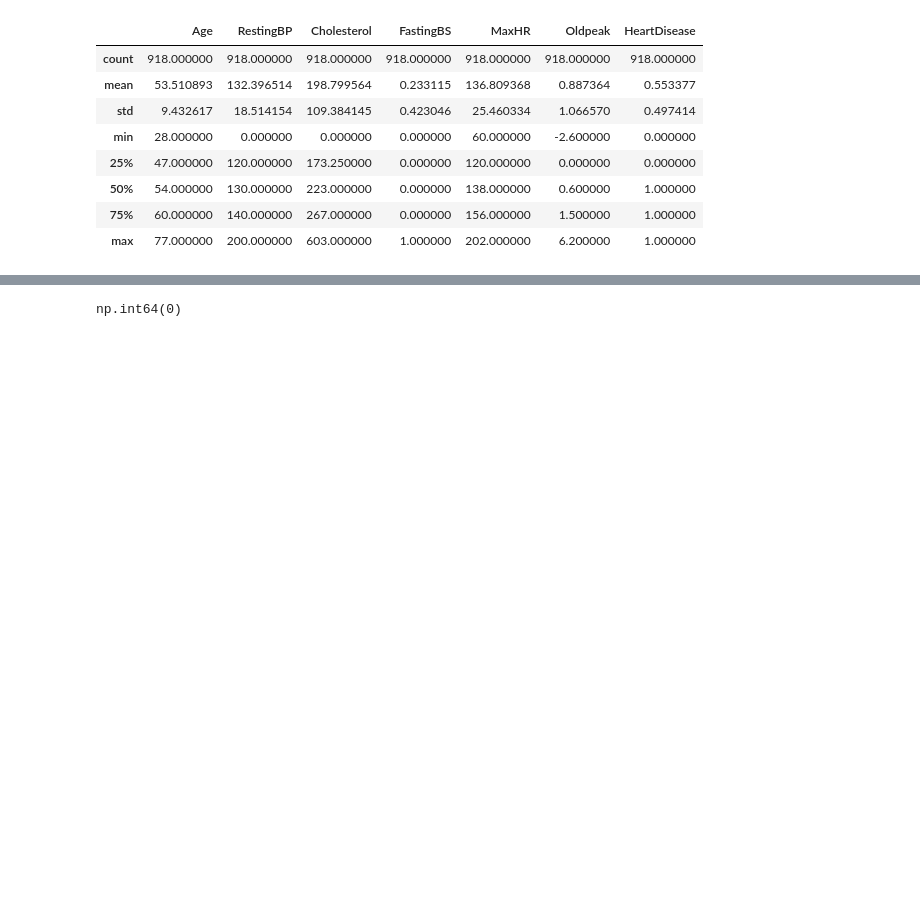
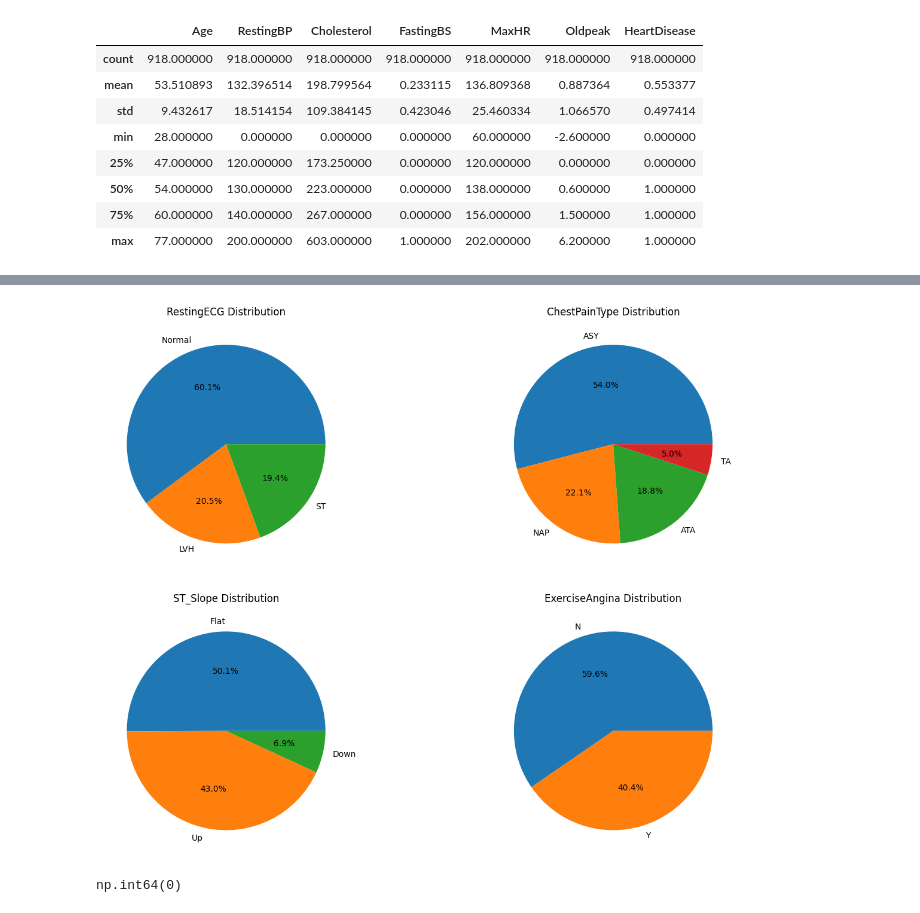
Before and after one commit to kartik23-2/EXploratorydataAnalysis, a Jupyter notebook: heart.ipynb, the cells around one changed output, grey strips where cells are left out. Cells and saved outputs as stored; diff of their text form; code cells hidden in the pictures; blank space fills up the shorter version.

```diff
--- a/heart.ipynb
+++ b/heart.ipynb
@@ -80,3 +110,17 @@ df.describe()
+# %%
+fig,axes = plt.subplots(2, 2, figsize=(15,10))
+axes[0,0].pie(df['RestingECG'].value_counts(), labels=df['RestingECG'].value_counts().index, autopct='%1.1f%%')
+axes[0,0].set_title('RestingECG Distribution')
+axes[0,1].pie(df['ChestPainType'].value_counts(), labels=df['ChestPainType'].value_counts().index, autopct='%1.1f%%')
+axes[0,1].set_title('ChestPainType Distribution')
+axes[1,0].pie(df['ST_Slope'].value_counts(), labels=df['ST_Slope'].value_counts().index,autopct='%1.1f%%')
+axes[1,0].set_title('ST_Slope Distribution')
+axes[1,1].pie(df['ExerciseAngina'].value_counts(), labels=df['ExerciseAngina'].value_counts().index, autopct='%1.1f%%')
+axes[1,1].set_title('ExerciseAngina Distribution')
+plt.tight_layout(pad=3.0)
+plt.show()
+# %% [output]
+[figure, added]
 # %%
 df.duplicated().sum()
 # therefore no duplicate values also
```
Also changed, not shown: parts of 18 cells of this notebook.
